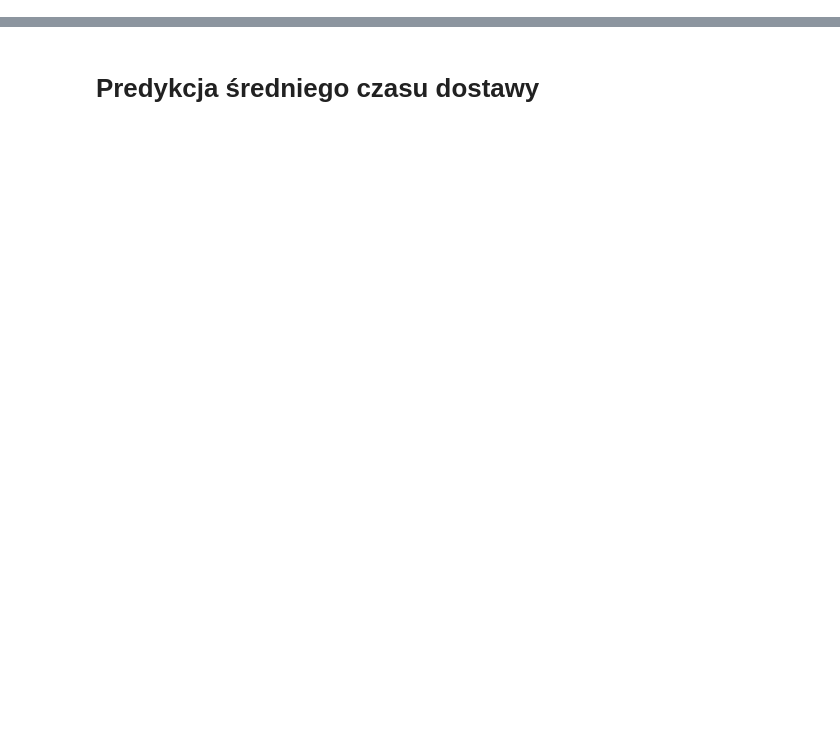
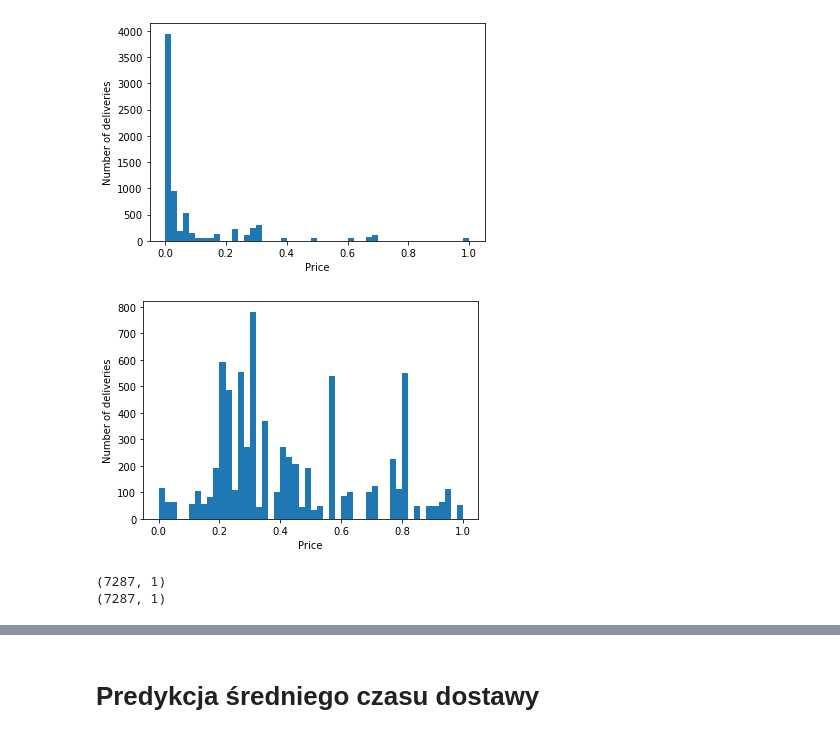
Before and after one commit to plibera/IUM_Project, a Jupyter notebook: models.ipynb, the cells around one changed output, grey strips where cells are left out. Saved outputs shown, nothing was run; the diff lists cells and outputs as text; code cells hidden in the pictures; blank space fills up the shorter version.

```diff
--- a/models.ipynb
+++ b/models.ipynb
@@ -287,0 +306,16 @@ print(testLabels.shape)
+# %%
+priceAttribute = pysqldf("SELECT price FROM extendedDataDF;").to_numpy()
+priceAttributeLog = np.log(priceAttribute)
+
+priceAttribute = (priceAttribute - np.min(priceAttribute)) / (np.max(priceAttribute) - np.min(priceAttribute))
+priceAttributeLog = (priceAttributeLog - np.min(priceAttributeLog)) / (np.max(priceAttributeLog) - np.min(priceAttributeLog))
+
+attributeHist(priceAttribute, bins=50, xlabel="Price")
+attributeHist(priceAttributeLog, bins=50, xlabel="Price")
+print(priceAttribute.shape)
+print(priceAttributeLog.shape)
+# %% [output]
+[figure, added]
+[figure, added]
+(7287, 1)
+(7287, 1)
```
Also changed, not shown: parts of 82 cells of this notebook, 6 other files.
